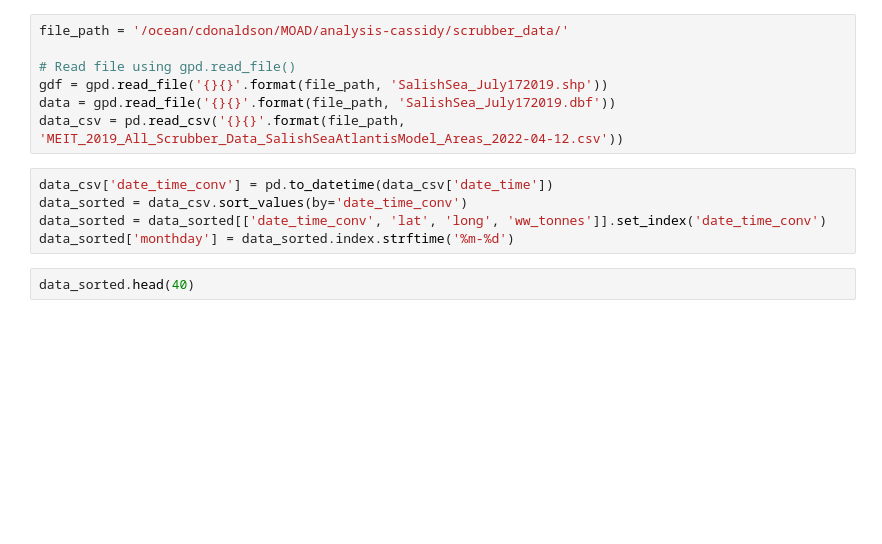
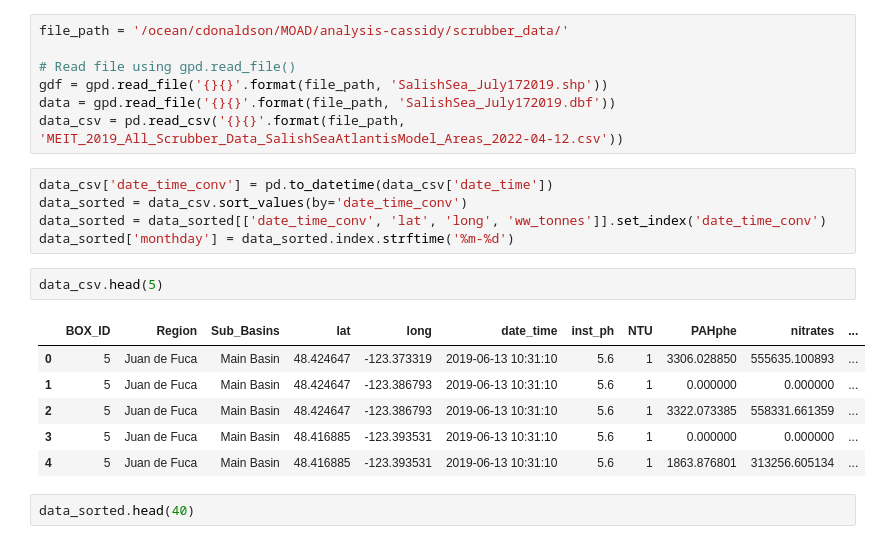
Before and after one commit to SalishSeaCast/analysis-cassidy, a Jupyter notebook: notebooks/dfo-cd/scrubber_data_wrangle.ipynb, the cells around one changed output. Drawn from its saved outputs; the diff is of its cells as text; blank space fills up the shorter version.

```diff
--- a/notebooks/dfo-cd/scrubber_data_wrangle.ipynb
+++ b/notebooks/dfo-cd/scrubber_data_wrangle.ipynb
@@ -16,6 +16,15 @@ data_csv['date_time_conv'] = pd.to_datetime(data_csv['date_time'])
 data_sorted = data_csv.sort_values(by='date_time_conv')
 data_sorted = data_sorted[['date_time_conv', 'lat', 'long', 'ww_tonnes']].set_index('date_time_conv')
 data_sorted['monthday'] = data_sorted.index.strftime('%m-%d')
+# %%
+data_csv.head(5)
+# %% [output]
+|  | BOX_ID | Region | Sub_Basins | lat | long | date_time | inst_ph | NTU | PAHphe | nitrates | ... |
+| 0 | 5 | Juan de Fuca | Main Basin | 48.424647 | -123.373319 | 2019-06-13 10:31:10 | 5.6 | 1 | 3306.028850 | 555635.100893 | ... |
+| 1 | 5 | Juan de Fuca | Main Basin | 48.424647 | -123.386793 | 2019-06-13 10:31:10 | 5.6 | 1 | 0.000000 | 0.000000 | ... |
+| 2 | 5 | Juan de Fuca | Main Basin | 48.424647 | -123.386793 | 2019-06-13 10:31:10 | 5.6 | 1 | 3322.073385 | 558331.661359 | ... |
+| 3 | 5 | Juan de Fuca | Main Basin | 48.416885 | -123.393531 | 2019-06-13 10:31:10 | 5.6 | 1 | 0.000000 | 0.000000 | ... |
+| 4 | 5 | Juan de Fuca | Main Basin | 48.416885 | -123.393531 | 2019-06-13 10:31:10 | 5.6 | 1 | 1863.876801 | 313256.605134 | ... |
 # %%
 data_sorted.head(40)
 # %% [output]
```
Also changed, not shown: 2 other files.
